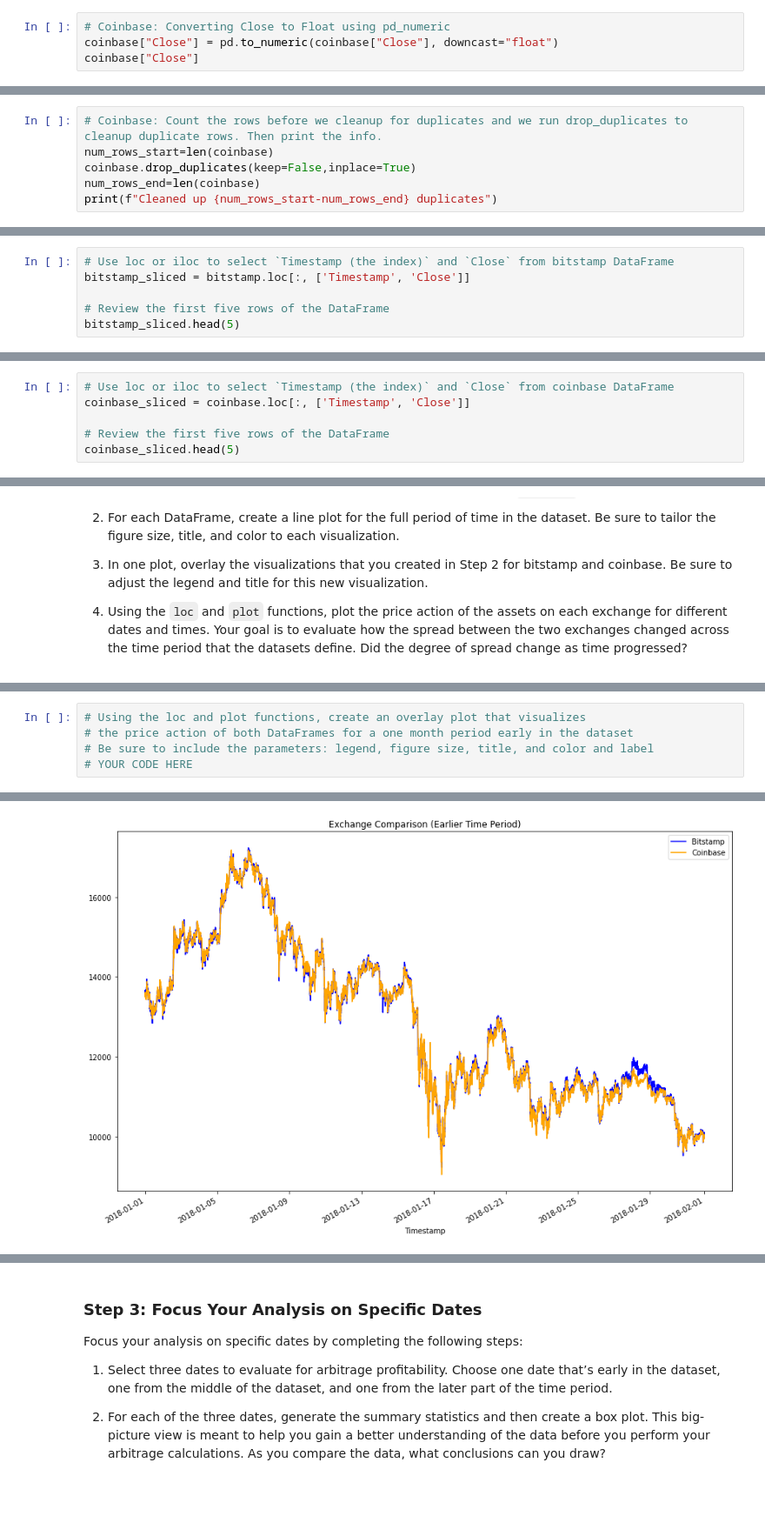
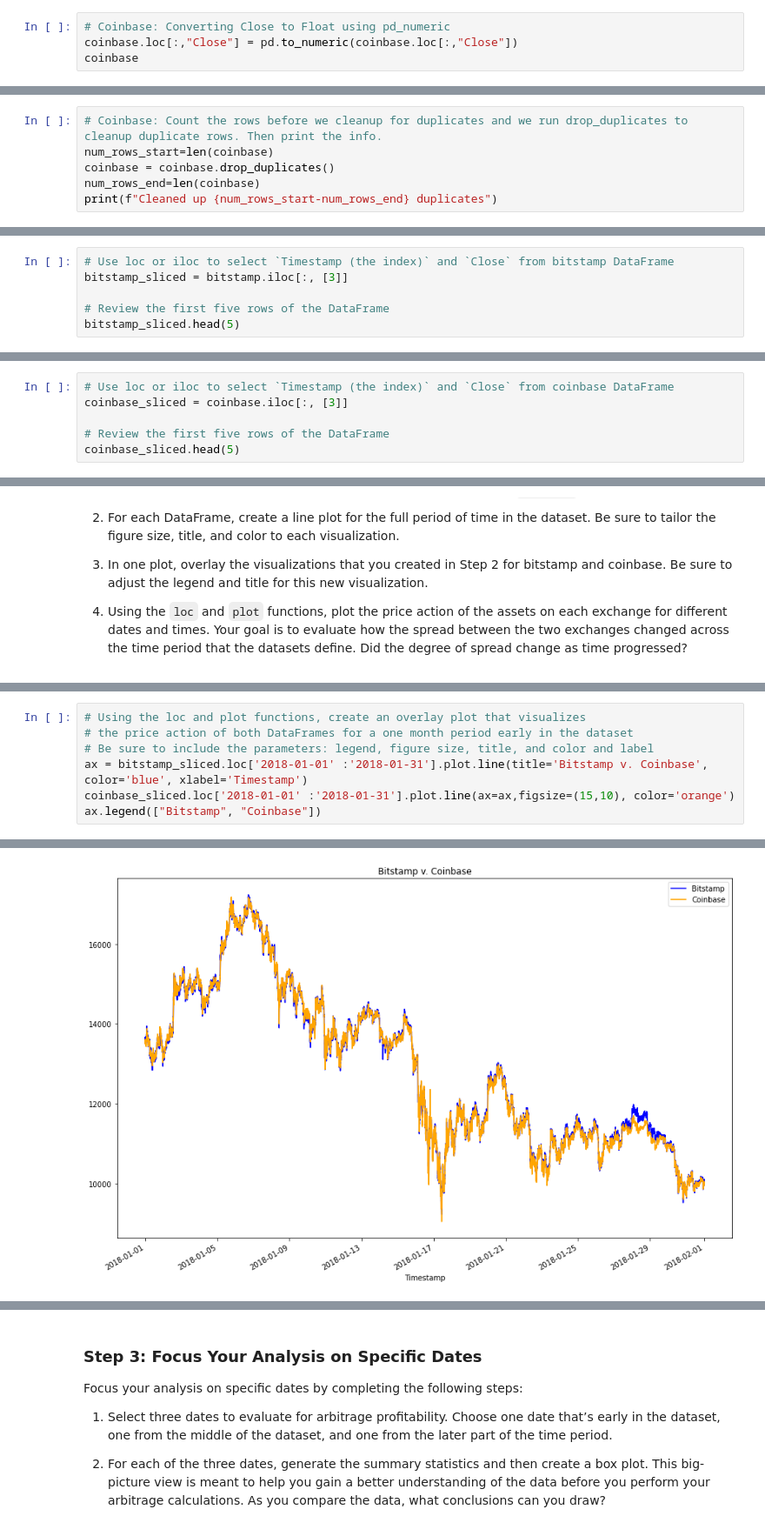
Before and after one commit to galcivar/module_03, a Jupyter notebook: crypto_arbitrage.ipynb, the cells around one changed output, grey strips where cells are left out. Shown at 87% size. Saved outputs shown, nothing was run; the diff lists cells and outputs as text; blank space fills up the shorter version.

```diff
--- a/crypto_arbitrage.ipynb
+++ b/crypto_arbitrage.ipynb
@@ -244,5 +243,5 @@ coinbase
 # %%
 # Coinbase: Converting Close to Float using pd_numeric
-coinbase["Close"] = pd.to_numeric(coinbase["Close"], downcast="float")
-coinbase["Close"]
+coinbase.loc[:,"Close"] = pd.to_numeric(coinbase.loc[:,"Close"])
+coinbase
 # %% [output]
@@ -261,7 +267,7 @@ Name: Close, Length: 129540, dtype: float32
 # %%
 # Coinbase: Count the rows before we cleanup for duplicates and we run drop_duplicates to cleanup duplicate rows. Then print the info.
 num_rows_start=len(coinbase)
-coinbase.drop_duplicates(keep=False,inplace=True)
+coinbase = coinbase.drop_duplicates()
 num_rows_end=len(coinbase)
 print(f"Cleaned up {num_rows_start-num_rows_end} duplicates")
 # %% [output]
@@ -288,7 +294,7 @@ Select the data you want to analyze. Use `loc` or `iloc` to select the following
 * Close
 # %%
 # Use loc or iloc to select `Timestamp (the index)` and `Close` from bitstamp DataFrame
-bitstamp_sliced = bitstamp.loc[:, ['Timestamp', 'Close']]
+bitstamp_sliced = bitstamp.iloc[:, [3]]
 
 # Review the first five rows of the DataFrame
 bitstamp_sliced.head(5)
@@ -302,6 +309,6 @@ bitstamp_sliced.head(5)
 # %%
 # Use loc or iloc to select `Timestamp (the index)` and `Close` from coinbase DataFrame
-coinbase_sliced = coinbase.loc[:, ['Timestamp', 'Close']]
+coinbase_sliced = coinbase.iloc[:, [3]]
 
 # Review the first five rows of the DataFrame
 coinbase_sliced.head(5)
@@ -374,5 +384,7 @@ cs_lines = coinbase_sliced.plot.line(title='Coinbase Prices', xlabel='Timestamp'
 # Using the loc and plot functions, create an overlay plot that visualizes
 # the price action of both DataFrames for a one month period early in the dataset
 # Be sure to include the parameters: legend, figure size, title, and color and label
-# YOUR CODE HERE
+ax = bitstamp_sliced.loc['2018-01-01' :'2018-01-31'].plot.line(title='Bitstamp v. Coinbase', color='blue', xlabel='Timestamp')
+coinbase_sliced.loc['2018-01-01' :'2018-01-31'].plot.line(ax=ax,figsize=(15,10), color='orange')
+ax.legend(["Bitstamp", "Coinbase"])
 # %% [output]
@@ -380,4 +392,4 @@ cs_lines = coinbase_sliced.plot.line(title='Coinbase Prices', xlabel='Timestamp'
-[figure, old version]
+[figure, new version]
 # %%
 # Using the loc and plot functions, create an overlay plot that visualizes
 # the price action of both DataFrames for a one month period later in the dataset
```
Also changed, not shown: parts of 61 cells of this notebook.
